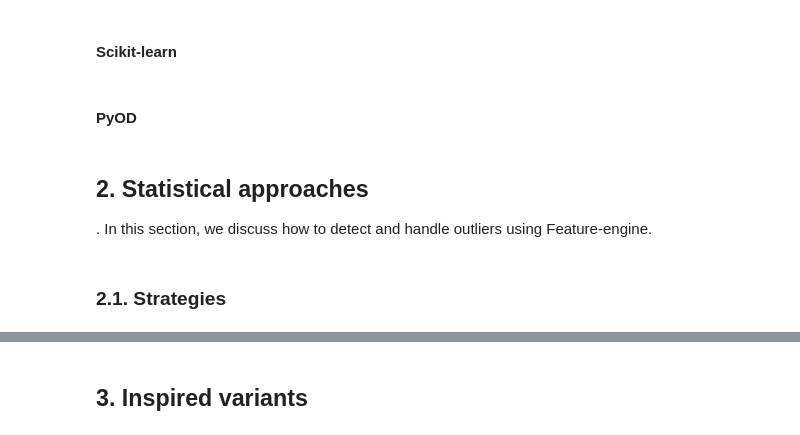
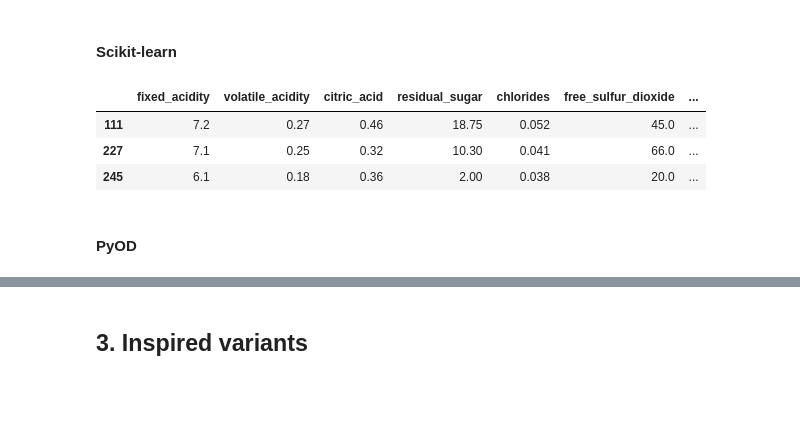
Before and after one commit to hungpq7/tabular-book, a Jupyter notebook: 09-unsupervised-learning/pyod-anomaly-detection.ipynb, the cells around one changed output, grey strips where cells are left out. Saved outputs shown, nothing was run; the diff lists cells and outputs as text; code cells hidden in the pictures; blank space fills up the shorter version.

```diff
--- a/09-unsupervised-learning/pyod-anomaly-detection.ipynb
+++ b/09-unsupervised-learning/pyod-anomaly-detection.ipynb
@@ -70,0 +111,4 @@ The simplest way to detect outliers is calculating statistics for a single varia
+# %%
+trimmer = OutlierTrimmer(capping_method='iqr', fold=1.5, tail='both', variables=['citric_acid'])
+trimmer.fit(dfWine)
+trimmer.right_tail_caps_
@@ -71,7 +123,15 @@ The simplest way to detect outliers is calculating statistics for a single varia
 # %% [markdown]
 #### Scikit-learn
+# %%
+model = DBSCAN(eps=9, min_samples=5)
+dfWine\
+    .assign(cluster=model.fit_predict(dfWine))\
+    .query('cluster == -1')\
+    .head(3)
+# %% [output]
+|  | fixed_acidity | volatile_acidity | citric_acid | residual_sugar | chlorides | free_sulfur_dioxide | ... |
+| 111 | 7.2 | 0.27 | 0.46 | 18.75 | 0.052 | 45.0 | ... |
+| 227 | 7.1 | 0.25 | 0.32 | 10.30 | 0.041 | 66.0 | ... |
+| 245 | 6.1 | 0.18 | 0.36 | 2.00 | 0.038 | 20.0 | ... |
 # %% [markdown]
 #### PyOD
-# %% [markdown]
-## 2. Statistical approaches
-. In this section, we discuss how to detect and handle outliers using Feature-engine.
@@ -81,2 +137,0 @@ import pandas as pd
-# %% [markdown]
-### 2.1. Strategies
```
Also changed, not shown: parts of 25 cells of this notebook.
